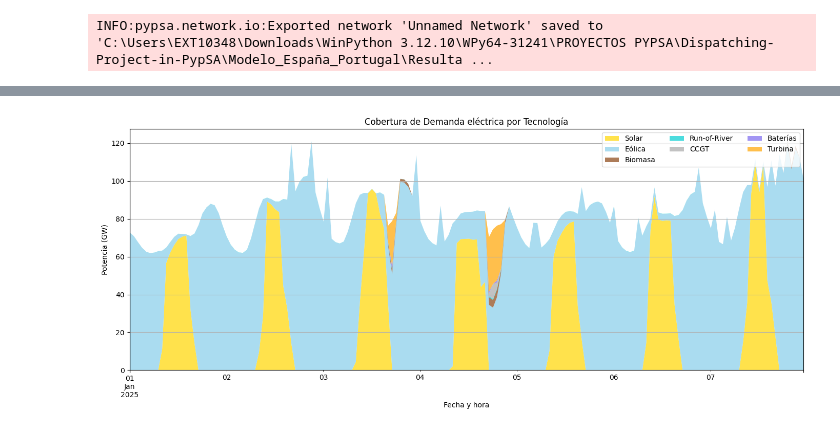
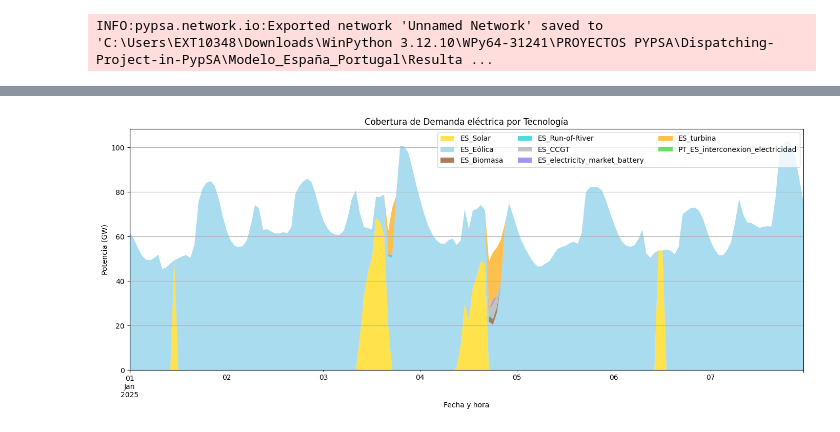
Before and after one commit to anabatres28-png/Dispatching-Project-in-PypSA, a Jupyter notebook: Modelo_España_Portugal/Modelo_ES_PT_Unido/Dispatching_Portugal_España_Unido.ipynb, the cells around one changed output, grey strips where cells are left out. Cells and saved outputs as stored; diff of their text form; code cells hidden in the pictures.

```diff
--- a/Modelo_España_Portugal/Modelo_ES_PT_Unido/Dispatching_Portugal_España_Unido.ipynb
+++ b/Modelo_España_Portugal/Modelo_ES_PT_Unido/Dispatching_Portugal_España_Unido.ipynb
@@ -33,15 +33,14 @@ network.snapshot_weightings= pd.Series(single_weight,  index=network.snapshots)
 # REVISAR PORQUE CREO QUE AQUÍ YA HAGO LO QUE SE HACE EN EL EXCEL CON LA HOJA SNAPSHOT ENTONCES PODRÍA OMITIRSE SI METEMOS LA HOJA DE SNAPSHOTS DEL EXCEL AQUI.
 # %% [output]
 INFO:pypsa.network.index:Applying weightings to all columns of `snapshot_weightings`
+# %%
+data = pd.read_excel(
+    "modelo_dispatching_españa_portugal_unido.xlsx",
+    sheet_name=None,
+    engine="openpyxl"
+)
 # %% [markdown]
 Lectura de Hojas de Datos (excel integrado)
-# %%
-# Lectura de datos desde archivo Excel integrado
-data = pd.read_excel(
-    r"C:\\Users\\EXT10348\\Downloads\WinPython 3.12.10\WPy64-31241\\PROYECTOS PYPSA\Dispatching-Project-in-PypSA\\Modelo_España_Portugal\\Modelo_ES_PT_Unido\\modelo_dispatching_españa_portugal_unido.xlsx",
-    sheet_name=None,
-    engine="openpyxl"
-)
 # %%
 # Verificación de correcta lectura de datos
 print(data.keys())  # Muestra las hojas disponibles en el archivo Excel
@@ -50,6 +49,6 @@ dict_keys(['Guide Sheet', 'carriers', 'buses', 'generators', 'links', 'loads', '
 # %%
 
-file = r"C:\\Users\\EXT10348\\Downloads\WinPython 3.12.10\WPy64-31241\\PROYECTOS PYPSA\Dispatching-Project-in-PypSA\\Modelo_España_Portugal\\Modelo_ES_PT_Unido\\modelo_dispatching_españa_portugal_unido.xlsx" # Ruta al archivo Excel
+file = "modelo_dispatching_españa_portugal_unido.xlsx"
 hours_week = 168 # flexible para definir semanas
 hours_year = 8760 # flexible para definir años
 #---------------------------------------------------------------------------------------------------------
@@ -517,7 +516,6 @@ for _, lk in df_links.iterrows():
         bus0=lk["bus0"].strip(),
         bus1=lk["bus1"].strip(),
         p_nom=lk["p_nom"],
-        p_min_pu=lk["p_min_pu"],
         efficiency=lk["efficiency"],
         marginal_cost=lk["marginal_cost"],
         carrier=lk["carrier"],
@@ -1253,17 +1180,24 @@ plt.show()
 # %%
-# 1) Índice temporal (snapshots)
 times = network.snapshots
 
-# 2) Generación por generador (nuevo API)
 gen = network.generators_t.p
-gen_car = network.generators.static["carrier"].str.lower()
 
-# 3) Renovables por carrier
-renew_carriers = ["solar", "wind", "biomass", "water", "gas"]
-renew_series = {
-    car: gen.loc[:, gen_car == car].sum(axis=1)
-    for car in renew_carriers
+renew_map = {
+    "ES_Solar":   "es_solar",
+    "ES_Eólica":  "es_wind",
+    "ES_Biomasa": "es_biomass",
+    "ES_Water":   "es_water",
 }
+
+renew_series = {}
+
+for label, key in renew_map.items():
+    gens = gen.columns[gen_names.str.contains(key)]
+    if len(gens) == 0:
+        print(f"No se encontraron generadores con '{key}'")
+        renew_series[label] = 0.0
+    else:
+        renew_series[label] = gen[gens].sum(axis=1)
 # ------------------------------
 # 4) Links: CCGT, Turbina (nuevo API)
 # ------------------------------
@@ -1271,16 +1205,25 @@ renew_series = {
 links_car = network.links.static.index.str.lower()
 
 # CCGT
-ccgt_name = [n for n in network.links.static.index if "ccgt" in n.lower()]
+ccgt_name = [
+    n for n in network.links.static.index
+    if "es_ccgt" in n.lower()
+]
 if len(ccgt_name) == 0:
-    print("⚠ No se encontró ningún link con 'CCGT'")
+    print("No se encontró ningún link con 'CCGT'")
 CCGT = -network.links_t.p1[ccgt_name].sum(axis=1).clip(upper=0)
 
-# Turbina
-turb_name = [n for n in network.links.static.index if "turbina" in n.lower()]
+turb_name = [
+    n for n in network.links.static.index
+    if "es_turbina" in n.lower()
+]
 if len(turb_name) == 0:
-    print("⚠ No se encontró ningún link con 'turbina'")
+    print("No se encontró ningún link con 'turbina'")
 turb = -network.links_t.p1[turb_name].sum(axis=1).clip(upper=0)
+
+# Importacion ES-PT Eléctricidad
+import_es_pt = network.links_t.p1["PT_ES_interconexion_electricidad"].clip(upper=0)
+
 
 # ------------------------------
 # 5) Storage Units (nuevo API)
@@ -1288,11 +1231,8 @@ turb = -network.links_t.p1[turb_name].sum(axis=1).clip(upper=0)
 
 su_names = network.storage_units.static.index.str.lower()
 
-battery_sus = [n for n in network.storage_units.static.index
-               if "electricity_market_battery" in n.lower()]
-
-h2_sus = [n for n in network.storage_units.static.index
-          if "hydrogen_storage" in n.lower()]
+battery_sus = [n for n in network.storage_units.static.index if "es_electricity_market_battery" in n.lower()]
+h2_sus      = [n for n in network.storage_units.static.index if "es_hydrogen_storage" in n.lower()]
 
 # 6) Potencia neta
 bat_net = network.storage_units_t.p[battery_sus].sum(axis=1)
@@ -1306,14 +1246,14 @@ h2_discharge = h2_net.clip(lower=0)
 # ------------------------------
 
 df_plot = pd.DataFrame({
-    "Solar":         renew_series["solar"]     / 1e3,
-    "Eólica":        renew_series["wind"]      / 1e3,
-    "Biomasa":       renew_series["biomass"]   / 1e3,
-    "Run-of-River":  renew_series["water"]     / 1e3,
-    "CCGT":          CCGT                      / 1e3,
-    "Baterías":      battery_discharge         / 1e3,
-    # "H2 Storage":     h2_discharge            / 1e3,
-    "Turbina":       turb                      / 1e3,
+    "ES_Solar":         renew_series["ES_Solar"]     / 1e3,
+    "ES_Eólica":        renew_series["ES_Eólica"]      / 1e3,
+    "ES_Biomasa":       renew_series["ES_Biomasa"]   / 1e3,
+    "ES_Run-of-River":  renew_series["ES_Water"]     / 1e3,
+    "ES_CCGT":          CCGT                      / 1e3,
+    "ES_electricity_market_battery":      battery_discharge         / 1e3,
+    "ES_turbina":       turb                      / 1e3,
+    "PT_ES_interconexion_electricidad": import_es_pt / 1e3,
 }, index=times)
 
 # ------------------------------
@@ -1321,13 +1261,14 @@ df_plot = pd.DataFrame({
 # ------------------------------
 
 colors = {
-    "Solar":        "#FFD700",
-    "Eólica":       "#87CEEB",
-    "Biomasa":      "#8B4513",
-    "Run-of-River": "#00CED1",
-    "CCGT":         "#A9A9A9",
-    "Baterías":     "#7B68EE",
-    "Turbina":      "#FFA500",
+    "ES_Solar":        "#FFD700",
+    "ES_Eólica":       "#87CEEB",
+    "ES_Biomasa":      "#8B4513",
+    "ES_Run-of-River": "#00CED1",
+    "ES_CCGT":         "#A9A9A9",
+    "ES_electricity_market_battery":     "#7B68EE",
+    "ES_turbina":      "#FFA500",
+    "PT_ES_interconexion_electricidad": "#32CD32",
 }
 
 c = [colors[col] for col in df_plot.columns]
@@ -1351,13 +1295,13 @@ With PyPSA 1.0, the API for how to access components data has changed. See #TODO
 
 
 With PyPSA 1.0, the API for how to access components data has changed. See #TODO for more information. Use `n.links.dynamic` as a drop-in replacement for `n.links_t`.
 
 
 With PyPSA 1.0, the API for how to access components data has changed. See #TODO for more information. Use `n.links.dynamic` as a drop-in replacement for `n.links_t`.
 
 
 With PyPSA 1.0, the API for how to access components data has changed. See #TODO for more information. Use `n.storage_units.dynamic` as a drop-in replacement for `n.storage_units_t`.
 
 
 With PyPSA 1.0, the API for how to access components data has changed. See #TODO for more information. Use `n.storage_units.dynamic` as a drop-in replacement for `n.storage_units_t`.
-[figure, old version]
+[figure, new version]
```
Also changed, not shown: parts of 31 cells of this notebook, 2 other files.
